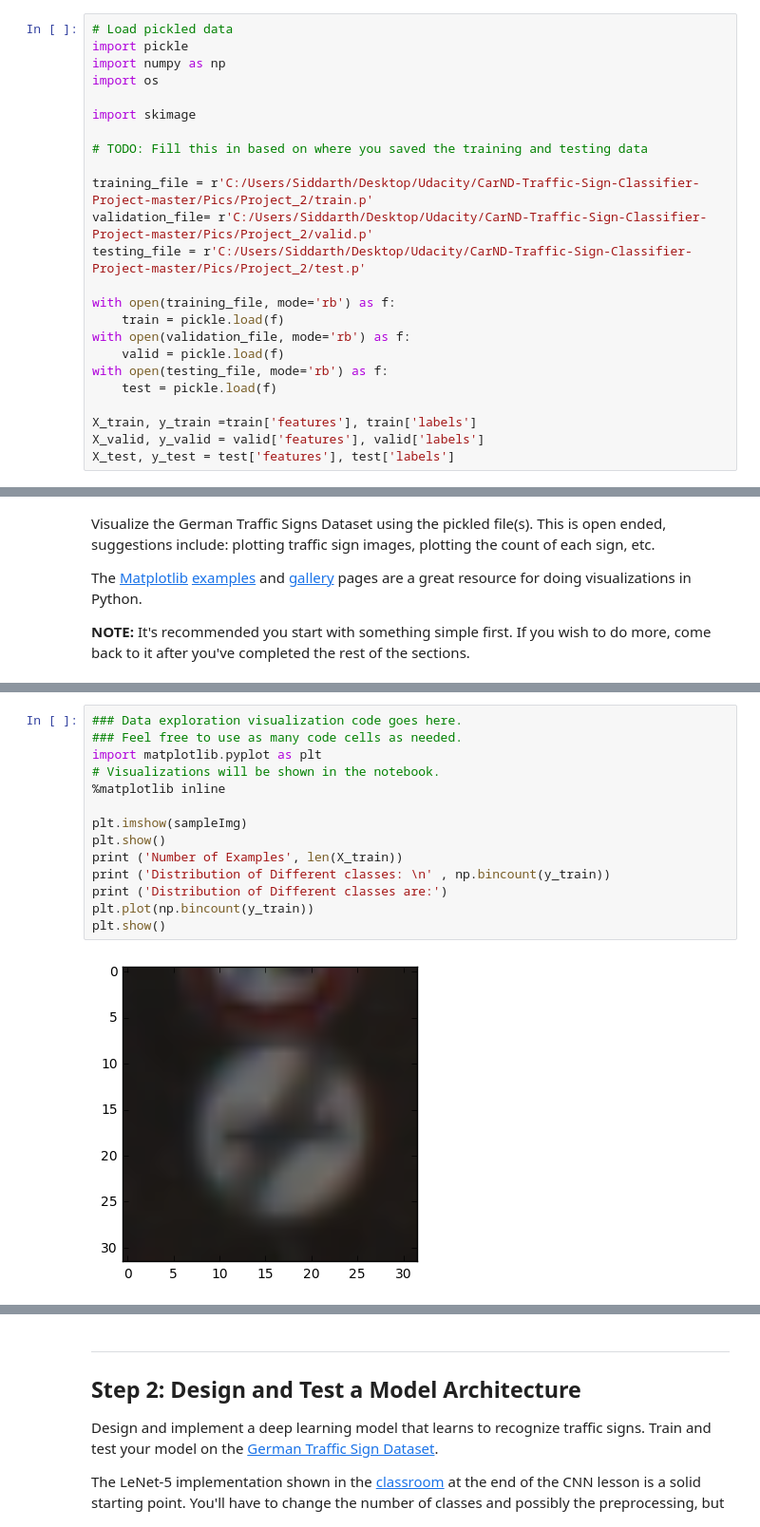
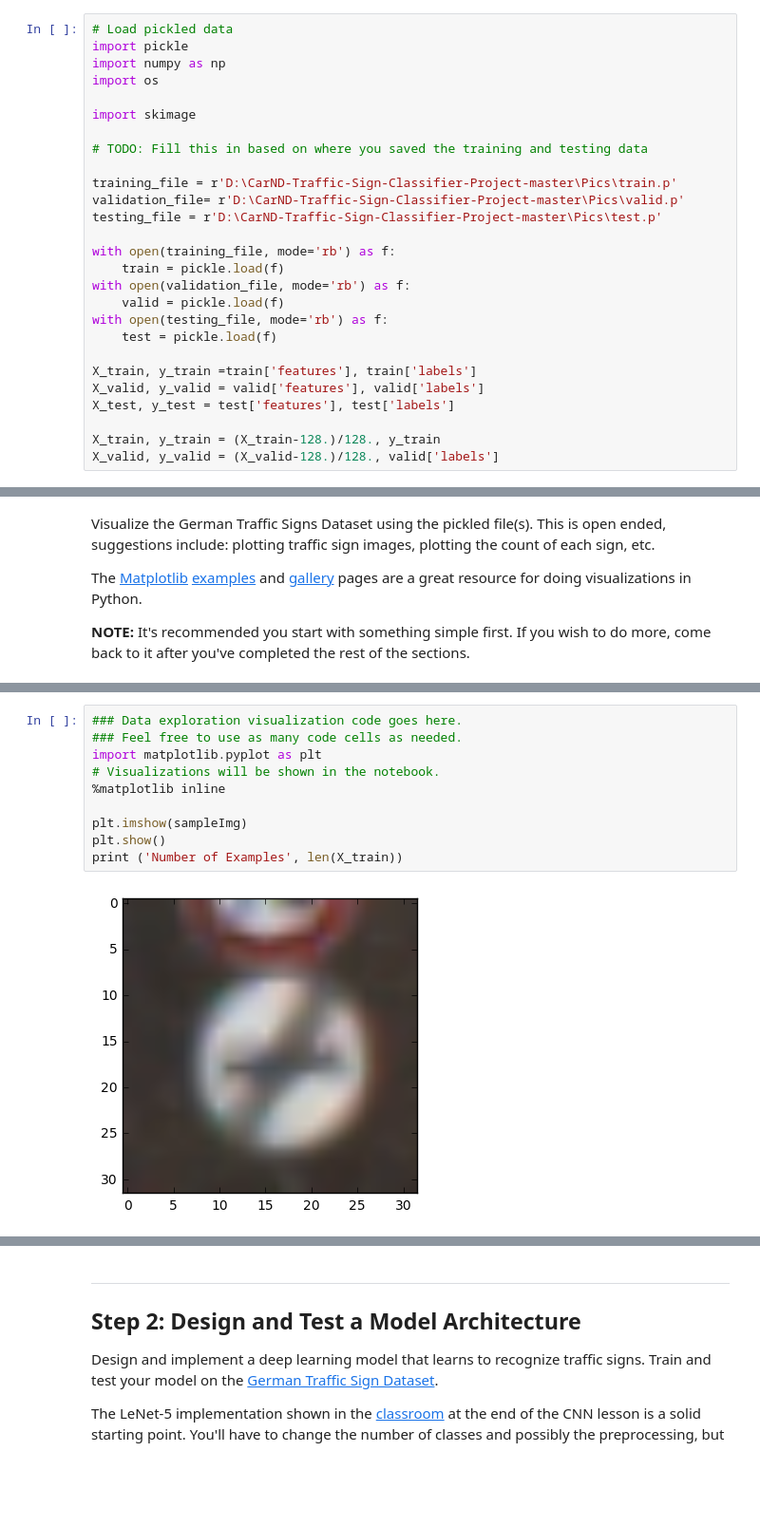
Before and after one commit to kothiwale/CarND-Traffic-Sign-Classifier-Project, a Jupyter notebook: Traffic_Sign_Classifier.ipynb, the cells around one changed output, grey strips where cells are left out. Shown at 95% size. Cells and saved outputs as stored; diff of their text form; blank space fills up the shorter version.

```diff
--- a/Traffic_Sign_Classifier.ipynb
+++ b/Traffic_Sign_Classifier.ipynb
@@ -29,9 +32,9 @@ import skimage
 
 # TODO: Fill this in based on where you saved the training and testing data
 
-training_file = r'C:/Users/Siddarth/Desktop/Udacity/CarND-Traffic-Sign-Classifier-Project-master/Pics/Project_2/train.p'
-validation_file= r'C:/Users/Siddarth/Desktop/Udacity/CarND-Traffic-Sign-Classifier-Project-master/Pics/Project_2/valid.p'
-testing_file = r'C:/Users/Siddarth/Desktop/Udacity/CarND-Traffic-Sign-Classifier-Project-master/Pics/Project_2/test.p'
+training_file = r'D:\CarND-Traffic-Sign-Classifier-Project-master\Pics\train.p'
+validation_file= r'D:\CarND-Traffic-Sign-Classifier-Project-master\Pics\valid.p'
+testing_file = r'D:\CarND-Traffic-Sign-Classifier-Project-master\Pics\test.p'
 
 with open(training_file, mode='rb') as f:
     train = pickle.load(f)
@@ -43,6 +46,9 @@ with open(testing_file, mode='rb') as f:
 X_train, y_train =train['features'], train['labels']
 X_valid, y_valid = valid['features'], valid['labels']
 X_test, y_test = test['features'], test['labels']
+
+X_train, y_train = (X_train-128.)/128., y_train
+X_valid, y_valid = (X_valid-128.)/128., valid['labels']
 # %% [markdown]
 ---
 
@@ -97,17 +107,13 @@ The [Matplotlib](http://matplotlib.org/) [examples](http://matplotlib.org/exampl
 # %%
 ### Data exploration visualization code goes here.
 ### Feel free to use as many code cells as needed.
 import matplotlib.pyplot as plt
 # Visualizations will be shown in the notebook.
 %matplotlib inline
 
 plt.imshow(sampleImg)
 plt.show()
 print ('Number of Examples', len(X_train))
-print ('Distribution of Different classes: \n' , np.bincount(y_train))
-print ('Distribution of Different classes are:')
-plt.plot(np.bincount(y_train))
-plt.show()
 # %% [output]
-[figure, old version]
+[figure, new version]
 Number of Examples 34799
```
Also changed, not shown: parts of 34 cells of this notebook, 14 other files.
